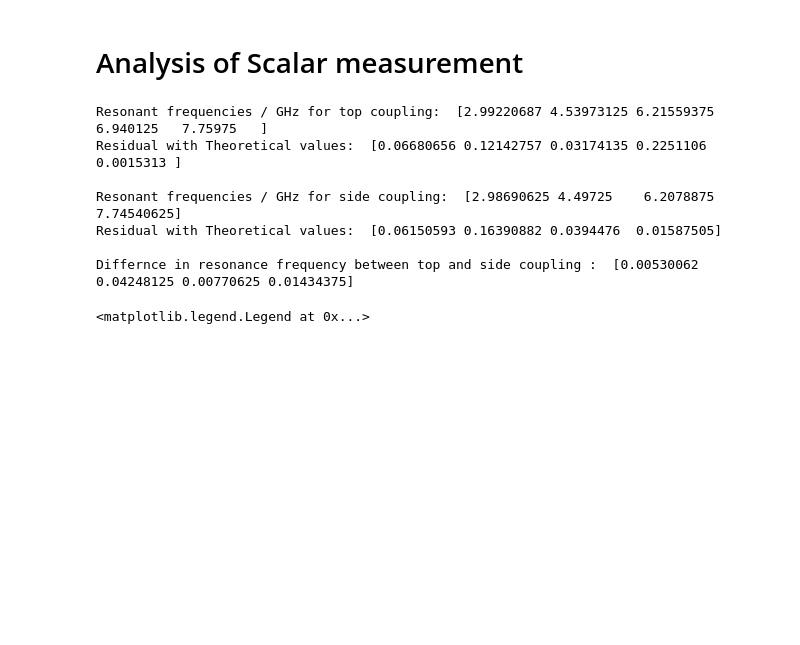
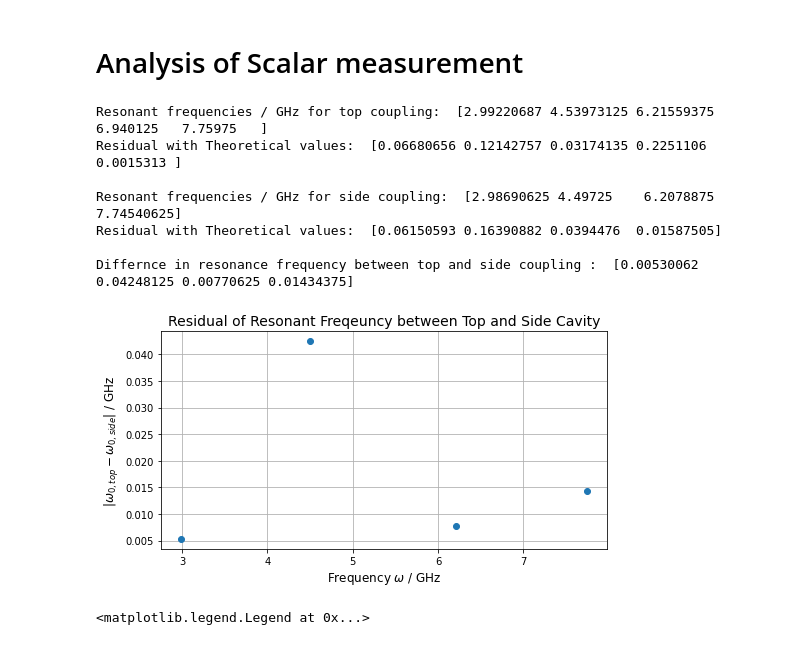
Before and after one commit to tesla1900/advanced-lab-course, a Jupyter notebook: cavities/scalar_analysis.ipynb, the cells around one changed output. Drawn from its saved outputs; the diff is of its cells as text; code cells hidden in the pictures; blank space fills up the shorter version.

```diff
--- a/cavities/scalar_analysis.ipynb
+++ b/cavities/scalar_analysis.ipynb
@@ -130,33 +130,47 @@ for i, scalar_name in enumerate(scalar_names):
     data_dict = {
         "res_freq":res_freq,
         "rho_res":rho_res,
         "rho_res_err":rho_res_err,
         "kappa":kappa,
         "kappa_err":kappa_unc,
         "rho_hfwhm":rho_hfwhm,
         "rho_hfwhm_err": rho_hfwhm_unc,
         "half_fwhm":half_fwhm,
+        "fwhm":half_fwhm * 2,
         "Q":Q,
         "Q_err":Q_unc,
         "Q0":Q0,
         "Q0_err":Q0_unc,
         "residual":norm_residual
     }
 
     data_list.append(data_dict)
 
 # print difference between resonant frequency for top and side coupling
 a = data_list[0]["res_freq"]
 a = np.delete(a, 3)
 print("Differnce in resonance frequency between top and side coupling : ", np.abs(a - data_list[1]["res_freq"]))
+
+fig_path = os.path.join(os.getcwd(), "figures")
+
+fig, ax = plt.subplots(figsize=(8,4))
+ax.plot(data_dict["res_freq"], np.abs(a - data_list[1]["res_freq"]), linestyle="", marker="o")
+
+ax.set_xlabel("Frequency $\omega$ / GHz", fontsize=12)
+ax.set_ylabel("$|\omega_{{0, top}} - \omega_{{0, side}}|$ / GHz", fontsize=12)
+ax.set_title("Residual of Resonant Freqeuncy between Top and Side Cavity", fontsize=14)
+ax.grid()
+# ax.legend(prop={"size":12})
+plt.savefig("figures/scalar_residual_topside.png", dpi=300, bbox_per_inches="tight")
 # %% [output]
 Resonant frequencies / GHz for top coupling:  [2.99220687 4.53973125 6.21559375 6.940125   7.75975   ]
 Residual with Theoretical values:  [0.06680656 0.12142757 0.03174135 0.2251106  0.0015313 ]
 
 Resonant frequencies / GHz for side coupling:  [2.98690625 4.49725    6.2078875  7.74540625]
 Residual with Theoretical values:  [0.06150593 0.16390882 0.0394476  0.01587505]
 
 Differnce in resonance frequency between top and side coupling :  [0.00530062 0.04248125 0.00770625 0.01434375]
+[figure, added]
 # %%
 # export values to csv
 import pandas as pd
```
Also changed, not shown: 9 other files.
